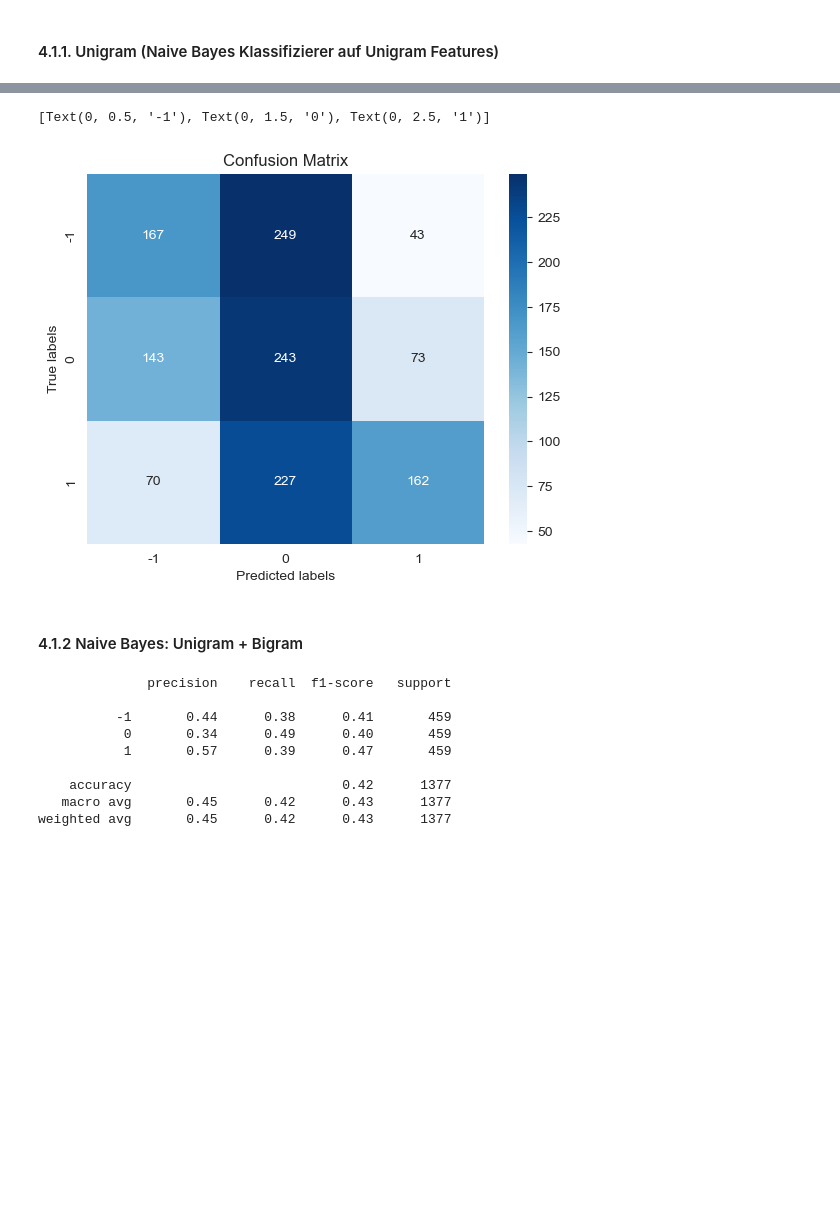
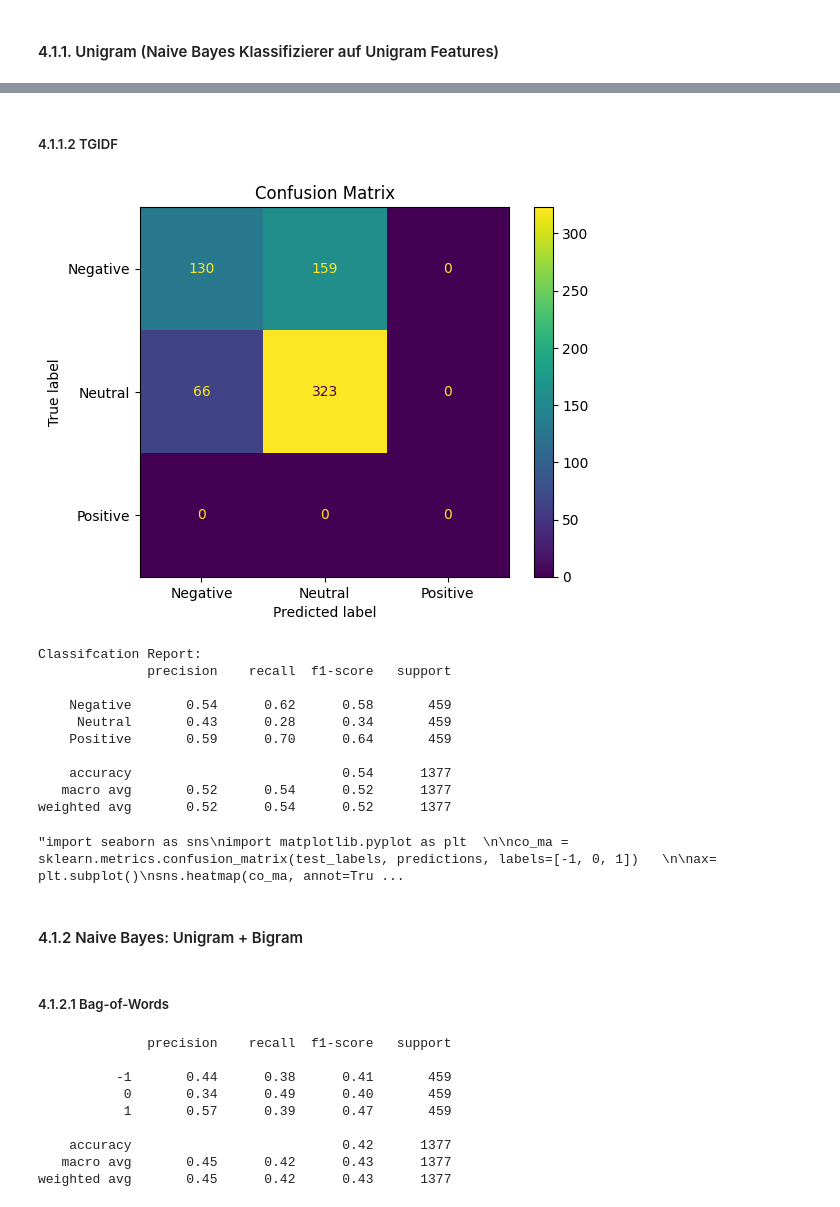
Before and after one commit to nklsKrmnn/LSC_Sentiment_Analysis, a Jupyter notebook: Project_BoW.ipynb, the cells around one changed output, grey strips where cells are left out. Saved outputs shown, nothing was run; the diff lists cells and outputs as text; code cells hidden in the pictures; blank space fills up the shorter version.

```diff
--- a/Project_BoW.ipynb
+++ b/Project_BoW.ipynb
@@ -159,3 +155,12 @@ tri_features_test = vectorizer_tri.transform(test_set['Phrase'])
+# %%
+uni_train_tgidf = vectorizer_uni_tgidf.fit_transform(train_set['Phrase'])
+uni_test_tgidf = vectorizer_uni_tgidf.transform(test_set['Phrase'])
+
+bi_train_tgidf = vectorizer_bi_tgidf.fit_transform(train_set['Phrase'])
+bi_test_tgidf= vectorizer_bi_tgidf.transform(test_set['Phrase'])
+
+tri_train_tgidf = vectorizer_tri_tgidf.fit_transform(train_set['Phrase'])
+tri_test_tgidf = vectorizer_tri_tgidf.transform(test_set['Phrase'])
 # %% [markdown]
 Unigram:
 (156060, 10998) (66292, 10998): 10998 einzigartige englische token in unserem Vokabular (abgeleitet aus Trainingsdatensatz)
@@ -233,5 +239,27 @@ print(acc)
+# %% [markdown]
+##### 4.1.1.2 TGIDF
+# %%
+uni_nb = MultinomialNB()
+uni_nb.fit(uni_train_tgidf, train_labels)
+
+predictions = uni_nb.predict(uni_test_tgidf)
+
+acc = test_statistics(predictions, test_labels)
+# %% [output]
+[figure, added]
+Classifcation Report:
+              precision    recall  f1-score   support
+
+    Negative       0.54      0.62      0.58       459
+     Neutral       0.43      0.28      0.34       459
+    Positive       0.59      0.70      0.64       459
+
+    accuracy                           0.54      1377
+   macro avg       0.52      0.54      0.52      1377
+weighted avg       0.52      0.54      0.52      1377
 # %%
-import seaborn as sns
+# blaue Confusion Matrix:
+"""import seaborn as sns
 import matplotlib.pyplot as plt
 
 co_ma = sklearn.metrics.confusion_matrix(test_labels, predictions, labels=[-1, 0, 1])
@@ -242,11 +270,12 @@ sns.set (rc = {'figure.figsize':(5, 4)})
 # labels, title and ticks
 ax.set_xlabel('Predicted labels');ax.set_ylabel('True labels');
 ax.set_title('Confusion Matrix');
-ax.xaxis.set_ticklabels(['-1', '0','1']); ax.yaxis.set_ticklabels(['-1', '0','1'])
+ax.xaxis.set_ticklabels(['-1', '0','1']); ax.yaxis.set_ticklabels(['-1', '0','1'])"""
 # %% [output]
-[Text(0, 0.5, '-1'), Text(0, 1.5, '0'), Text(0, 2.5, '1')]
+"import seaborn as sns\nimport matplotlib.pyplot as plt  \n\nco_ma = sklearn.metrics.confusion_matrix(test_labels, predictions, labels=[-1, 0, 1])   \n\nax= plt.subplot()\nsns.heatmap(co_ma, annot=Tru ...
-[figure, removed]
 # %% [markdown]
 #### 4.1.2 Naive Bayes: Unigram + Bigram
+# %% [markdown]
+##### 4.1.2.1 Bag-of-Words
 # %%
 bi_nb = MultinomialNB()
```
Also changed, not shown: parts of 61 cells of this notebook.
